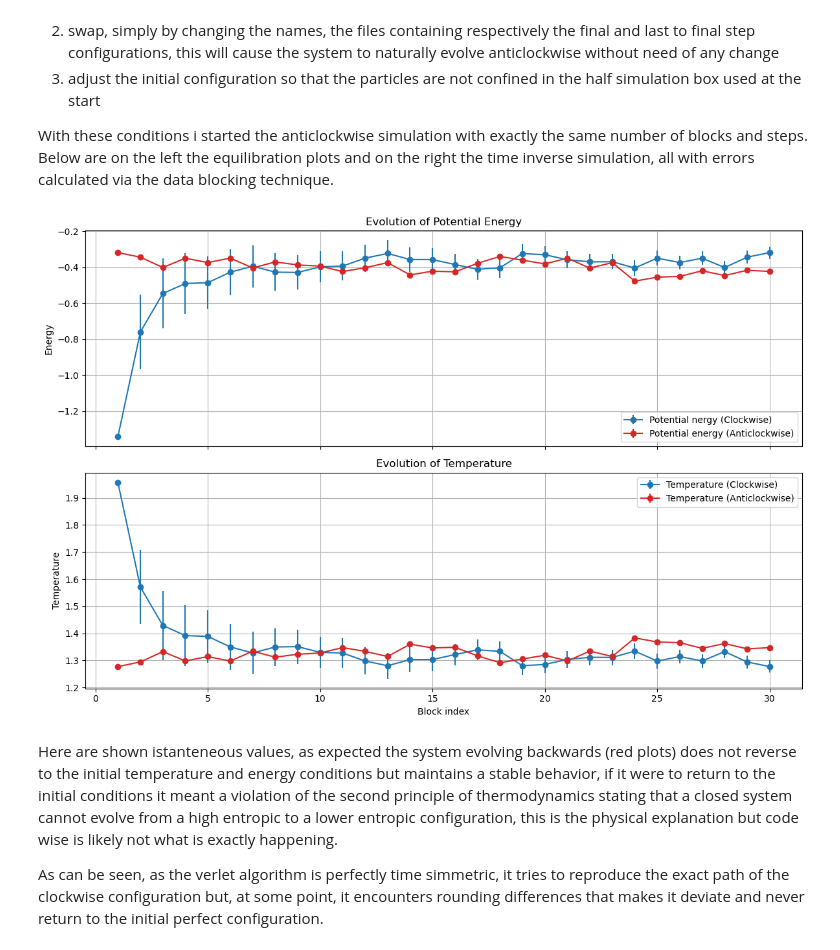
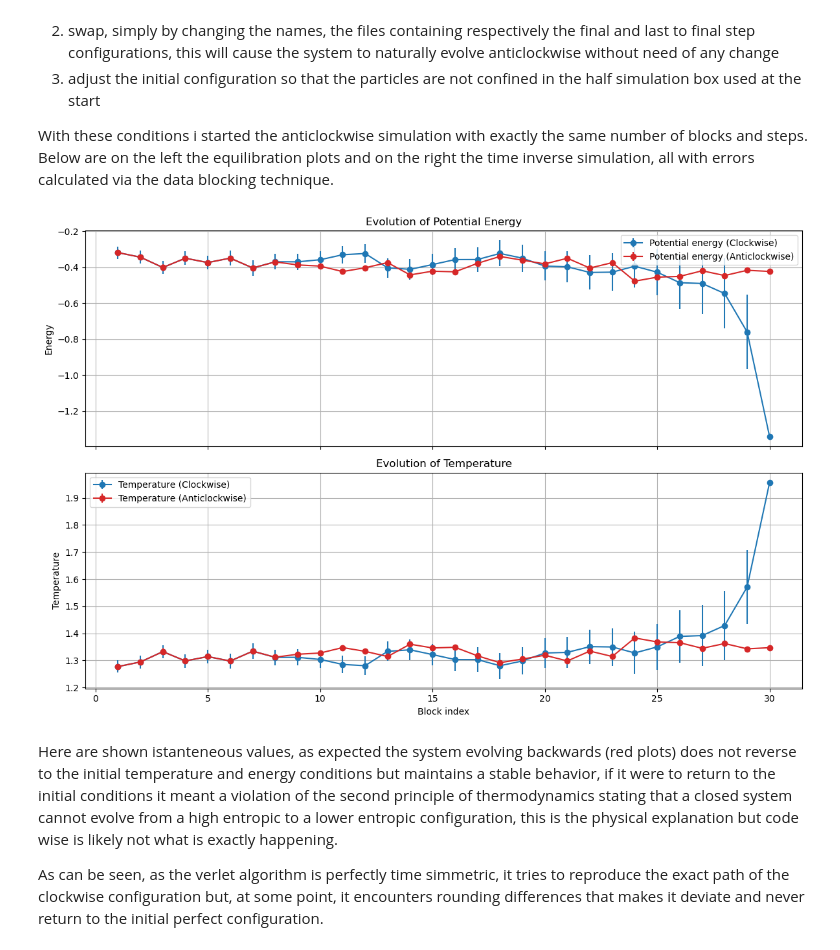
Before and after one commit to mattianasi/Numerical_simulation_laboratory, a Jupyter notebook: Lezione 4/Ex4.ipynb, the cells around one changed output. Saved outputs shown, nothing was run; the diff lists cells and outputs as text; code cells hidden in the pictures.

```diff
--- a/Lezione 4/Ex4.ipynb
+++ b/Lezione 4/Ex4.ipynb
@@ -109,7 +109,7 @@ def read_data(filename):
             yerr.append(float(parts[3]))
     return np.array(x), np.array(y), np.array(yerr)
 
-# Input files: [E_clockwise, E_anticlockwise, P_clockwise, P_anticlockwise]
+# Input files: [E_clockwise, E_anticlockwise, T_clockwise, T_anticlockwise]
 files = [
     "04.2/NSL_SIMULATOR/OUTPUT/potential_energy.dat",
     "04.3/NSL_SIMULATOR/OUTPUT/potential_energy.dat",
@@ -122,35 +122,47 @@ labels = [
     "Potential energy (Anticlockwise)",
     "Temperature (Clockwise)",
     "Temperature (Anticlockwise)"
 ]
 
 colors = ['tab:blue', 'tab:red', 'tab:blue', 'tab:red']
 
 fig, axs = plt.subplots(2, 1, figsize=(12, 8), sharex=True)
 
-# Plot energy
+# Plot potential energy
 for i in range(2):
     x, y, yerr = read_data(files[i])
+
+    # Invert time for Clockwise data (i == 0)
+    if i == 0:
+        x = x[::-1]
+
     axs[0].errorbar(x, y, yerr=yerr, label=labels[i], fmt='-o', color=colors[i])
+
 axs[0].set_title("Evolution of Potential Energy")
 axs[0].set_ylabel("Energy")
 axs[0].legend()
 axs[0].grid(True)
 
 # Plot temperature
 for i in range(2, 4):
     x, y, yerr = read_data(files[i])
+
+    # Invert time for Clockwise data (i == 2)
+    if i == 2:
+        x = x[::-1]
+
     axs[1].errorbar(x, y, yerr=yerr, label=labels[i], fmt='-o', color=colors[i])
+
 axs[1].set_title("Evolution of Temperature")
 axs[1].set_xlabel("Block index")
 axs[1].set_ylabel("Temperature")
 axs[1].legend()
 axs[1].grid(True)
 
 fig.tight_layout()
 plt.show()
 # %% [output]
-[figure, old version]
+[figure, new version]
 # %% [markdown]
 Here are shown istanteneous values, as expected the system evolving backwards (red plots) does not reverse to the initial temperature and energy conditions but maintains a stable behavior, if it were to return to the initial conditions it meant a violation of the second principle of thermodynamics stating that a closed system cannot evolve from a high entropic to a lower entropic configuration, this is the physical explanation but code wise is likely not what is exactly happening.
 
```
